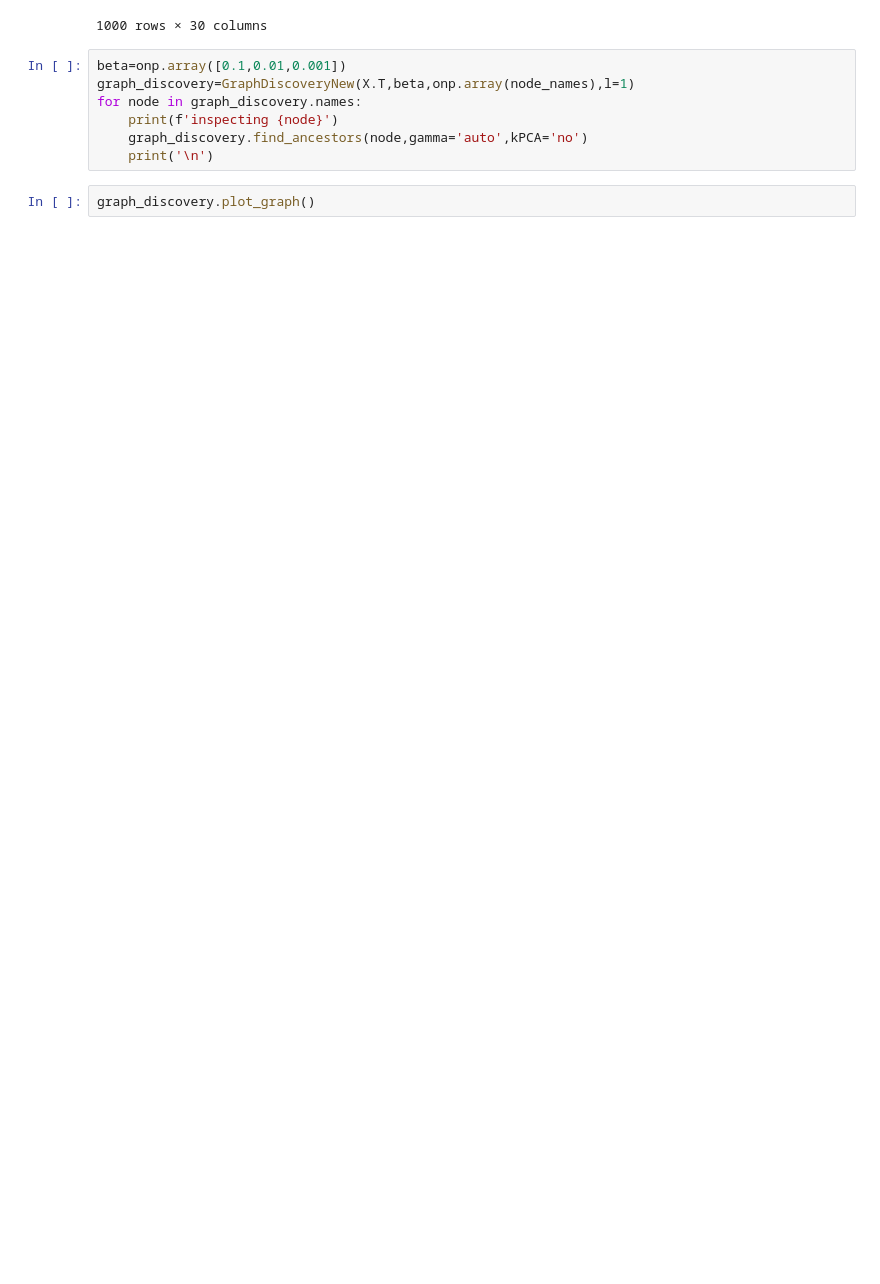
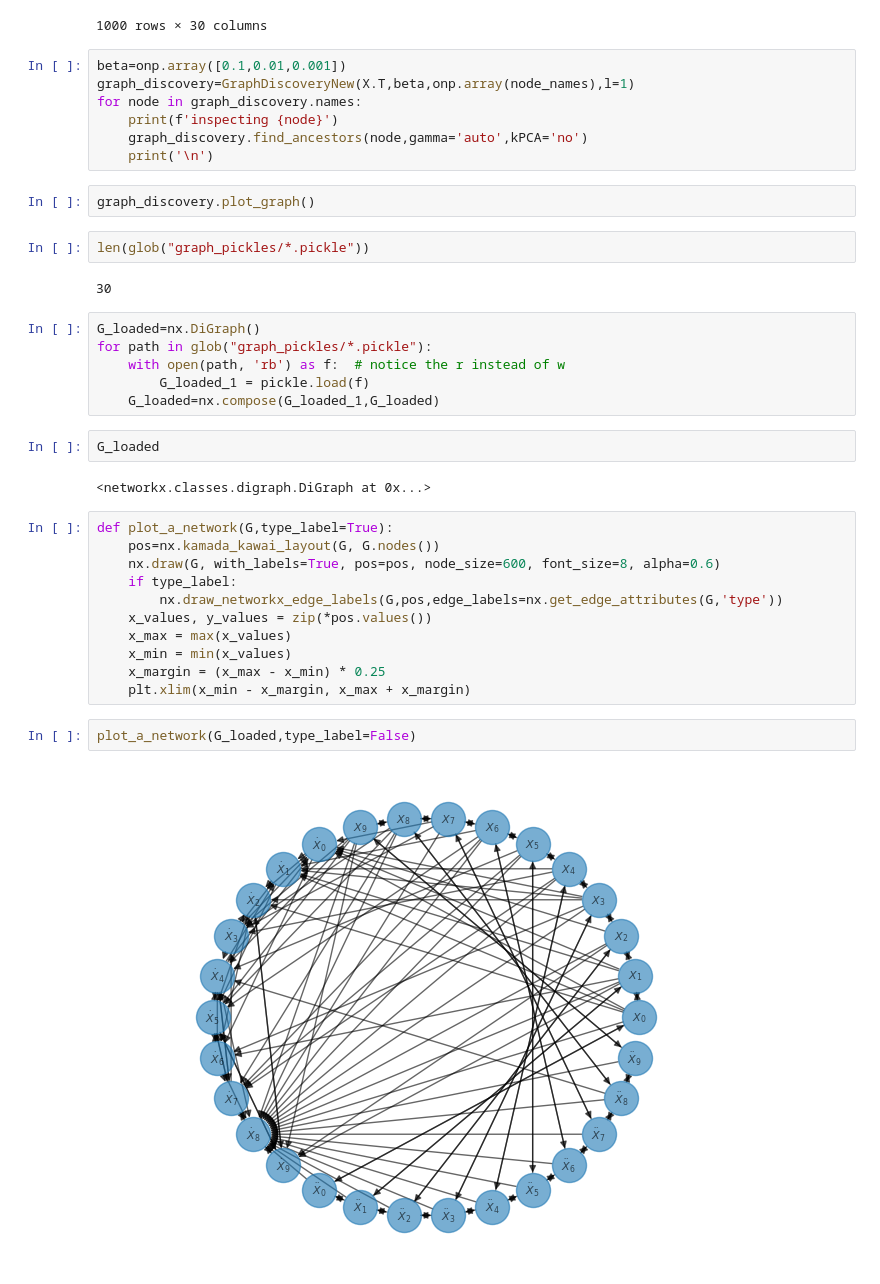
Before and after one commit to PauBatlle/GraphDiscovery, a Jupyter notebook: FPUT graph discovery.ipynb, the cells around one changed output. Saved outputs shown, nothing was run; the diff lists cells and outputs as text; blank space fills up the shorter version.

```diff
--- a/FPUT graph discovery.ipynb
+++ b/FPUT graph discovery.ipynb
@@ -102,3 +120,32 @@ for node in graph_discovery.names:
     print('\n')
 # %%
 graph_discovery.plot_graph()
+# %%
+len(glob("graph_pickles/*.pickle"))
+# %% [output]
+30
+# %%
+G_loaded=nx.DiGraph()
+for path in glob("graph_pickles/*.pickle"):
+    with open(path, 'rb') as f:  # notice the r instead of w
+        G_loaded_1 = pickle.load(f)
+    G_loaded=nx.compose(G_loaded_1,G_loaded)
+# %%
+G_loaded
+# %% [output]
+<networkx.classes.digraph.DiGraph at 0x...>
+# %%
+def plot_a_network(G,type_label=True):
+    pos=nx.kamada_kawai_layout(G, G.nodes())
+    nx.draw(G, with_labels=True, pos=pos, node_size=600, font_size=8, alpha=0.6)
+    if type_label:
+        nx.draw_networkx_edge_labels(G,pos,edge_labels=nx.get_edge_attributes(G,'type'))
+    x_values, y_values = zip(*pos.values())
+    x_max = max(x_values)
+    x_min = min(x_values)
+    x_margin = (x_max - x_min) * 0.25
+    plt.xlim(x_min - x_margin, x_max + x_margin)
+# %%
+plot_a_network(G_loaded,type_label=False)
+# %% [output]
+[figure, added]
```
Also changed, not shown: parts of 6 cells of this notebook, 2 other files.
